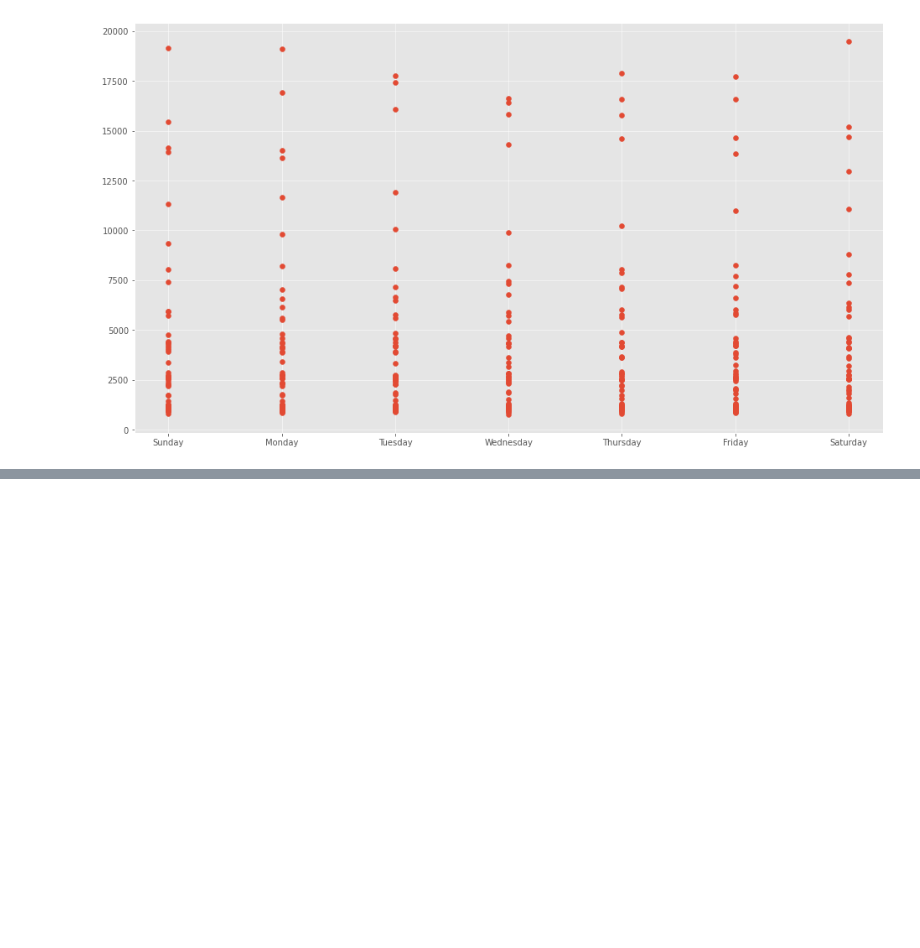
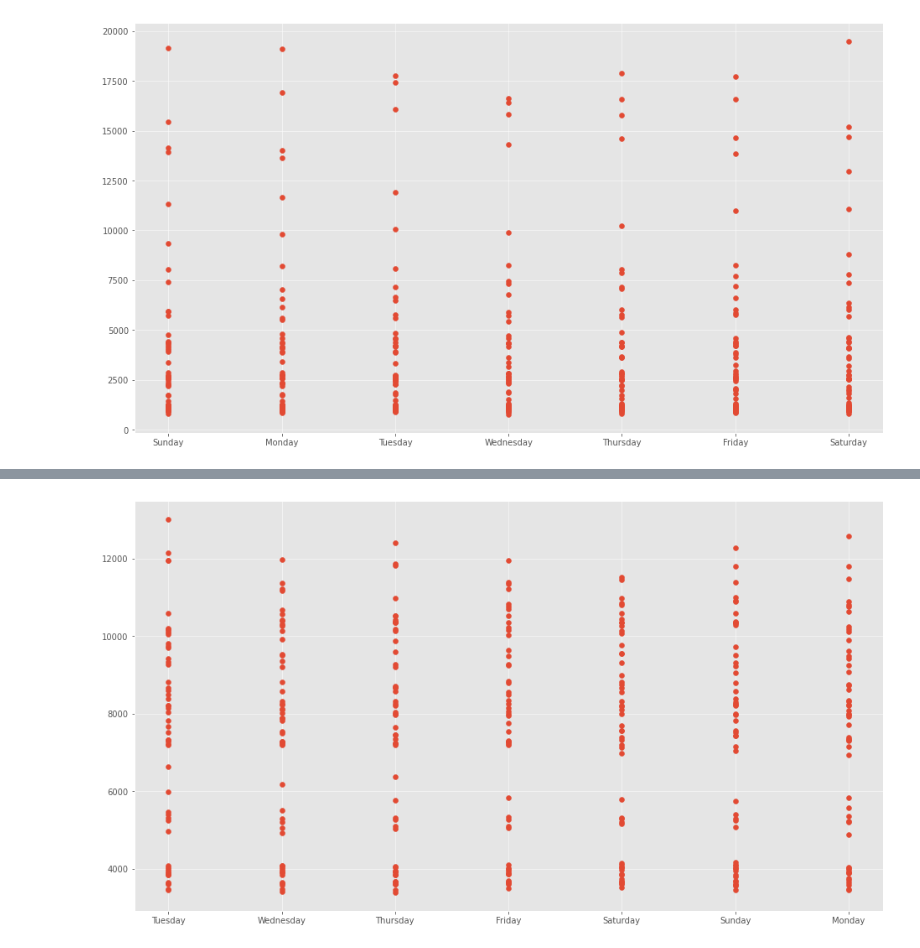
Before and after one commit to cristiandarioortegayubro/Google-Colaboratory-en-Ciencias-Economicas, a Jupyter notebook: Analisis_exploratorio_de_datos.ipynb, the cells around one changed output, grey strips where cells are left out. Drawn from its saved outputs; the diff is of its cells as text; code cells hidden in the pictures; blank space fills up the shorter version.

```diff
--- a/Analisis_exploratorio_de_datos.ipynb
+++ b/Analisis_exploratorio_de_datos.ipynb
@@ -840,0 +872,8 @@ plt.show()
+# %%
+x2019 = BITCOIN2019.Day
+y2019 = BITCOIN2019.Adj_Close_2019
+
+plt.scatter(x2019,y2019)
+plt.show()
+# %% [output]
+[figure, added]
```
Also changed, not shown: parts of 7 cells of this notebook.
